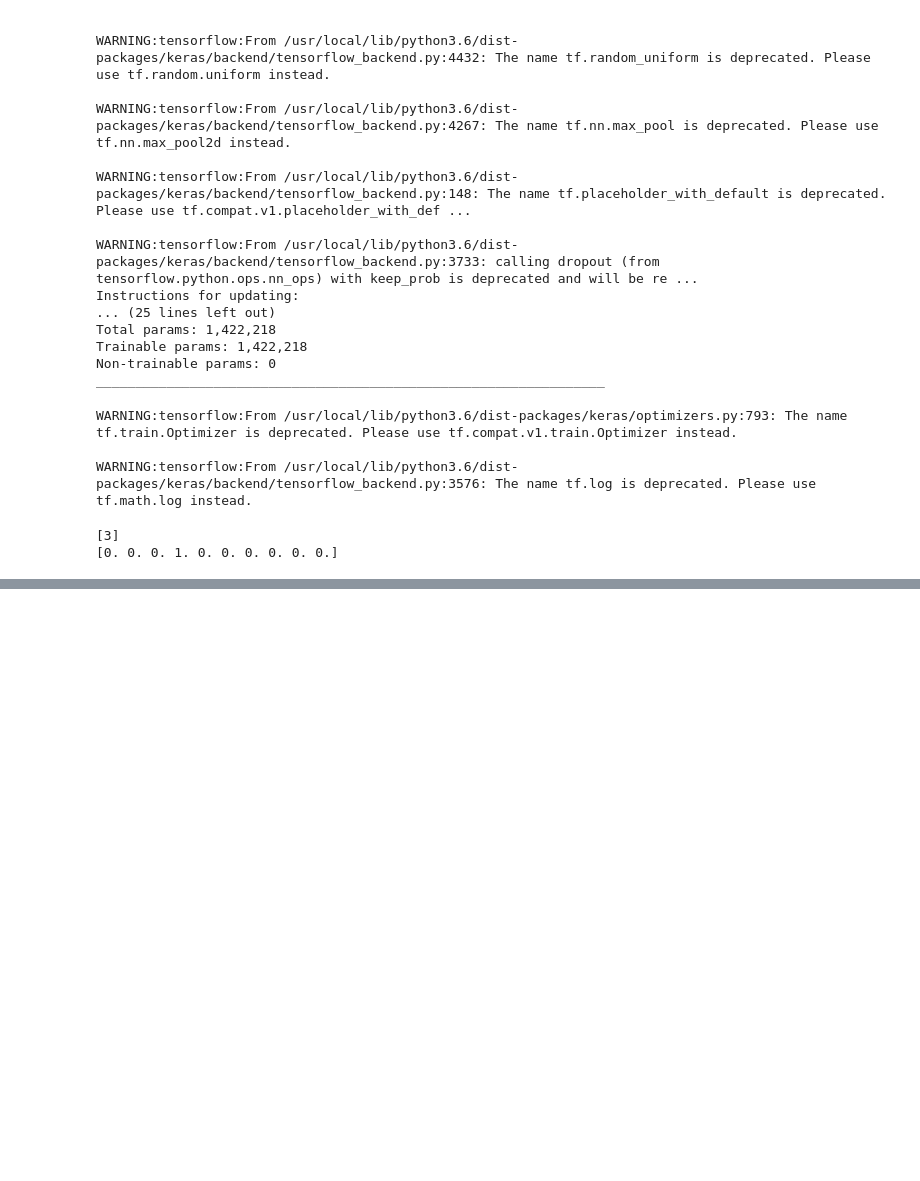
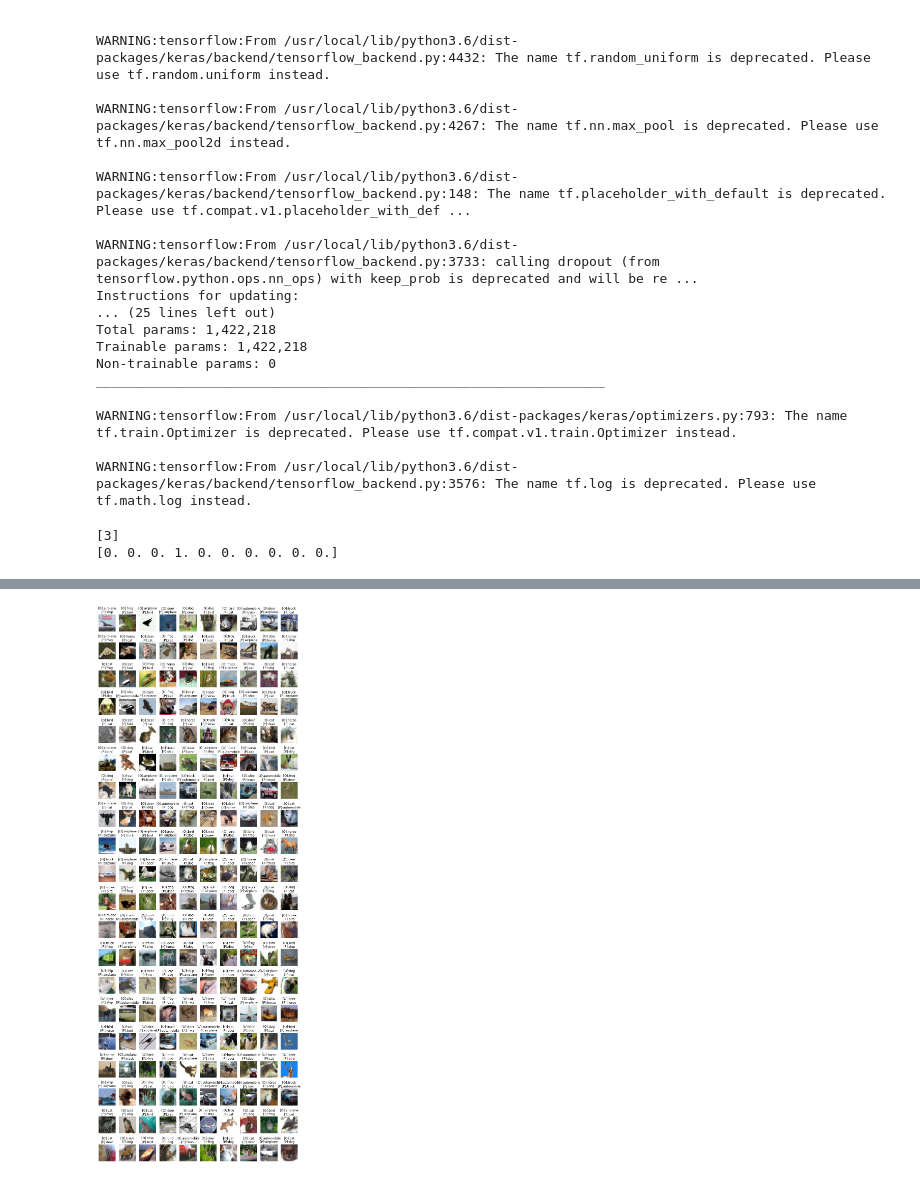
Before and after one commit to Elwing-Chou/MLDemo1216, a Jupyter notebook: cifar10.ipynb, the cells around one changed output, grey strips where cells are left out. Cells and saved outputs as stored; diff of their text form; code cells hidden in the pictures; blank space fills up the shorter version.

```diff
--- a/cifar10.ipynb
+++ b/cifar10.ipynb
@@ -133,0 +139,19 @@ model.evaluate(x_test_norm, y_test_cat)
+# %%
+pre = model.predict_classes(x_test_norm)
+# (10000, 1)和(10000, )是兩回事
+y_test_reshape = y_test.reshape(-1)
+# %%
+import numpy as np
+import pandas as pd
+from sklearn.metrics import confusion_matrix
+i = ["{}(正確)".format(i) for i in trans]
+c = ["{}(預測)".format(i) for i in trans]
+mat = confusion_matrix(y_test_reshape, pre)
+convert = []
+for row in mat:
+    r = np.array(row) / sum(row) * 100
+    r = list(map(lambda x:"{}%".format(round(x, 2)), r))
+    convert.append(r)
+pd.DataFrame(convert,
+             index=i,
+             columns=c)
@@ -133,0 +170,25 @@ model.evaluate(x_test_norm, y_test_cat)
+# %%
+import numpy as np
+# np: !=來比較每個位置的相等
+# nonzero: 找到所有不為0的位置
+# [類似list] -> 把所有東西一次拿給你
+idx = np.nonzero(pre != y_test_reshape)[0][:200]
+
+false_label = y_test_reshape[idx]
+false_pre = pre[idx]
+false_img = x_test[idx]
+
+width = 10
+height = len(idx) // width + 1
+plt.figure(figsize=(14, 42))
+
+false_collection = zip(false_label, false_pre, false_img)
+# 得到每一個: (index, (false_label, pre, img))
+for i, (l, p, img) in enumerate(false_collection):
+    plt.subplot(height, width, i+1)
+    t = "[O]:{}\n[P]:{}".format(trans[l], trans[p])
+    plt.title(t)
+    plt.axis("off")
+    plt.imshow(img)
+# %% [output]
+[figure, added]
```
Also changed, not shown: parts of 7 cells of this notebook.
